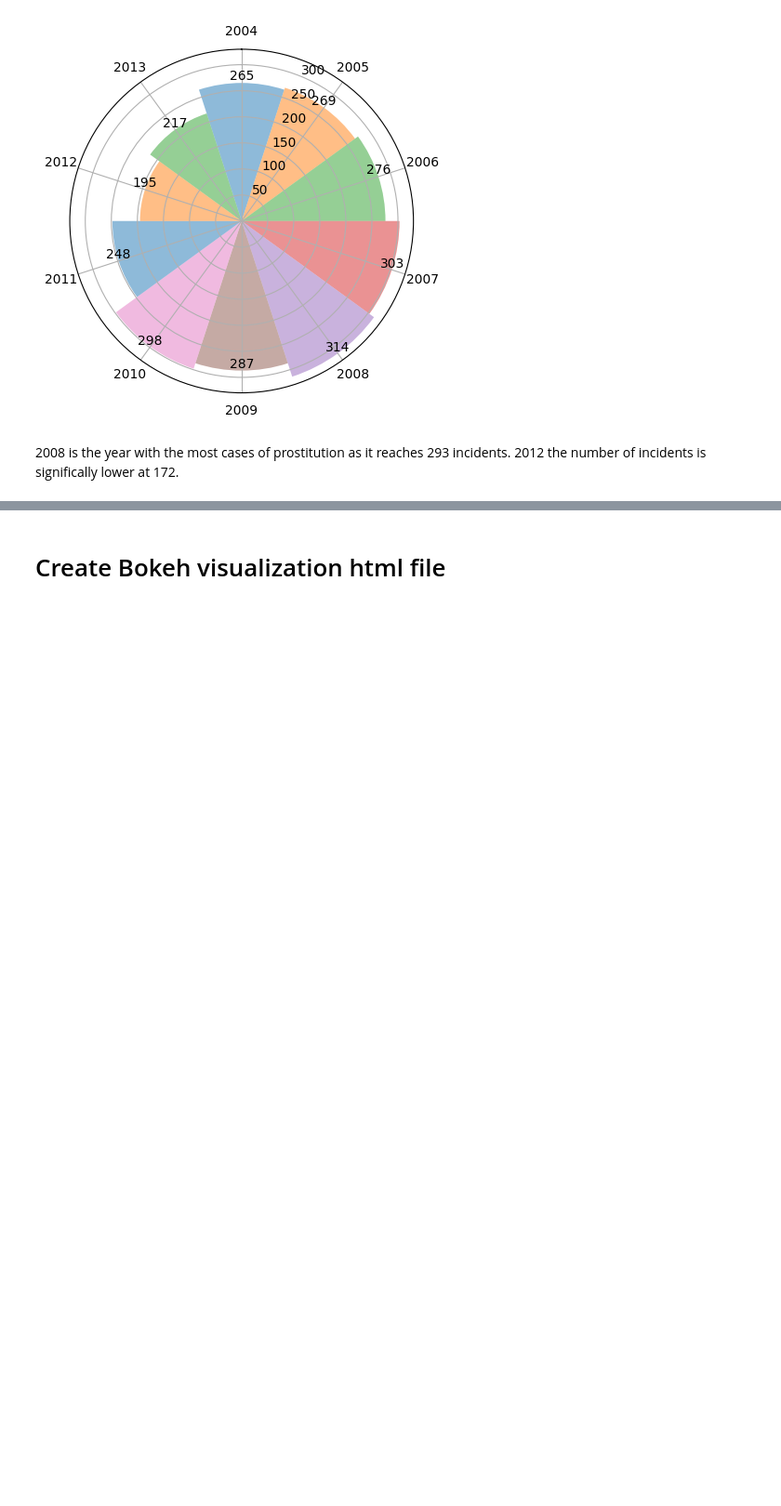
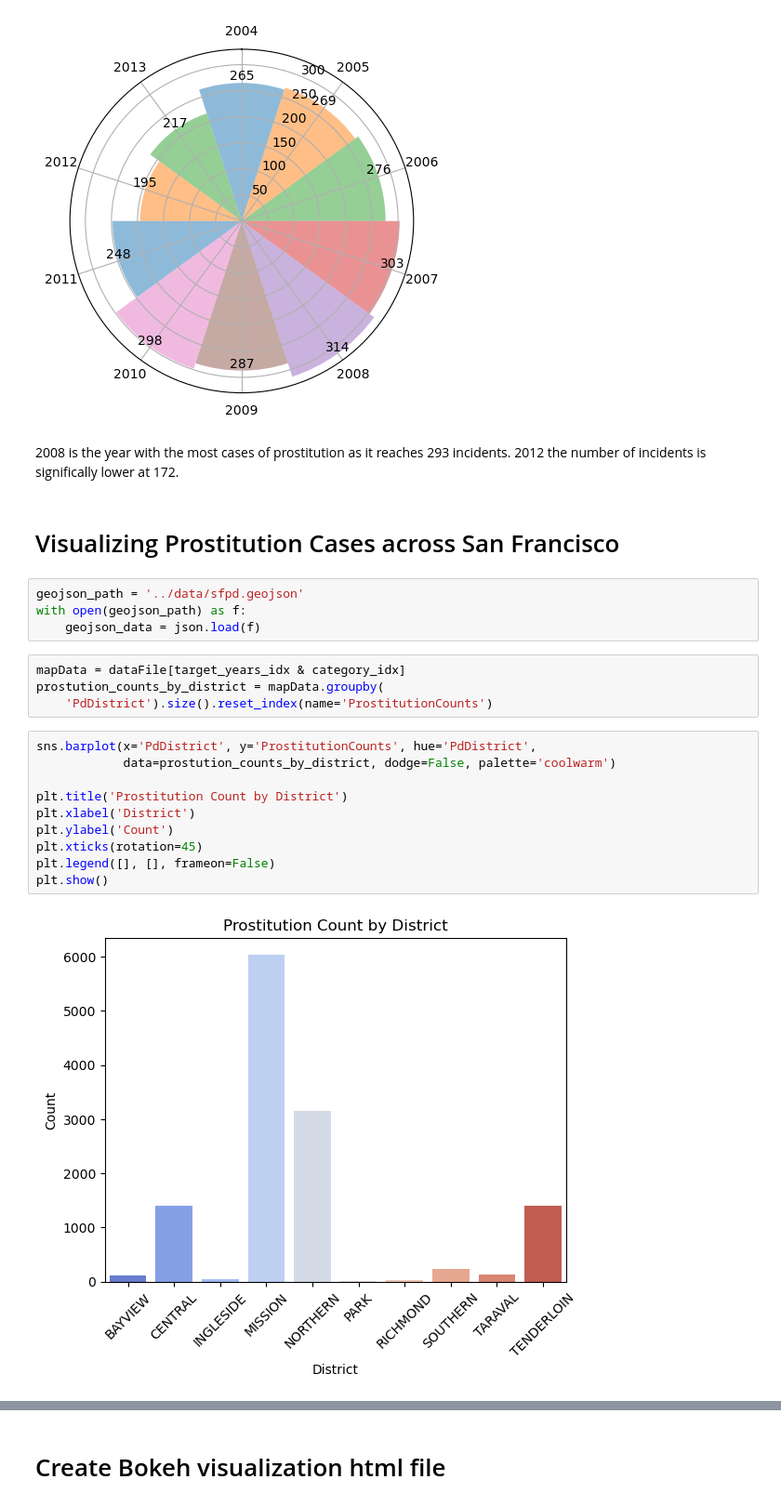
Before and after one commit to AfonsoCunha22/AfonsoCunha22.github.io, a Jupyter notebook: src/Assignment 2.ipynb, the cells around one changed output, grey strips where cells are left out. Shown at 93% size. Saved outputs shown, nothing was run; the diff lists cells and outputs as text; blank space fills up the shorter version.

```diff
--- a/src/Assignment 2.ipynb
+++ b/src/Assignment 2.ipynb
@@ -103,3 +104,25 @@ plt.show()
 [figure]
 # %% [markdown]
 2008 is the year with the most cases of prostitution as it reaches 293 incidents. 2012 the number of incidents is significally lower at 172.
+# %% [markdown]
+# Visualizing Prostitution Cases across San Francisco
+# %%
+geojson_path = '../data/sfpd.geojson'
+with open(geojson_path) as f:
+    geojson_data = json.load(f)
+# %%
+mapData = dataFile[target_years_idx & category_idx]
+prostution_counts_by_district = mapData.groupby(
+    'PdDistrict').size().reset_index(name='ProstitutionCounts')
+# %%
+sns.barplot(x='PdDistrict', y='ProstitutionCounts', hue='PdDistrict',
+            data=prostution_counts_by_district, dodge=False, palette='coolwarm')
+
+plt.title('Prostitution Count by District')
+plt.xlabel('District')
+plt.ylabel('Count')
+plt.xticks(rotation=45)
+plt.legend([], [], frameon=False)
+plt.show()
+# %% [output]
+[figure, added]
```
Also changed, not shown: parts of 6 cells of this notebook.
